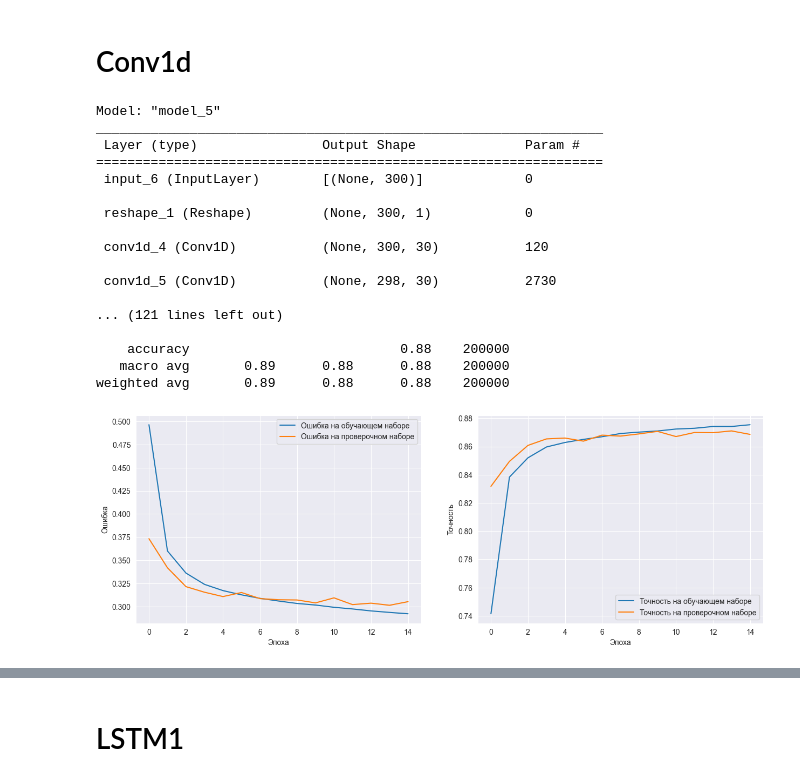
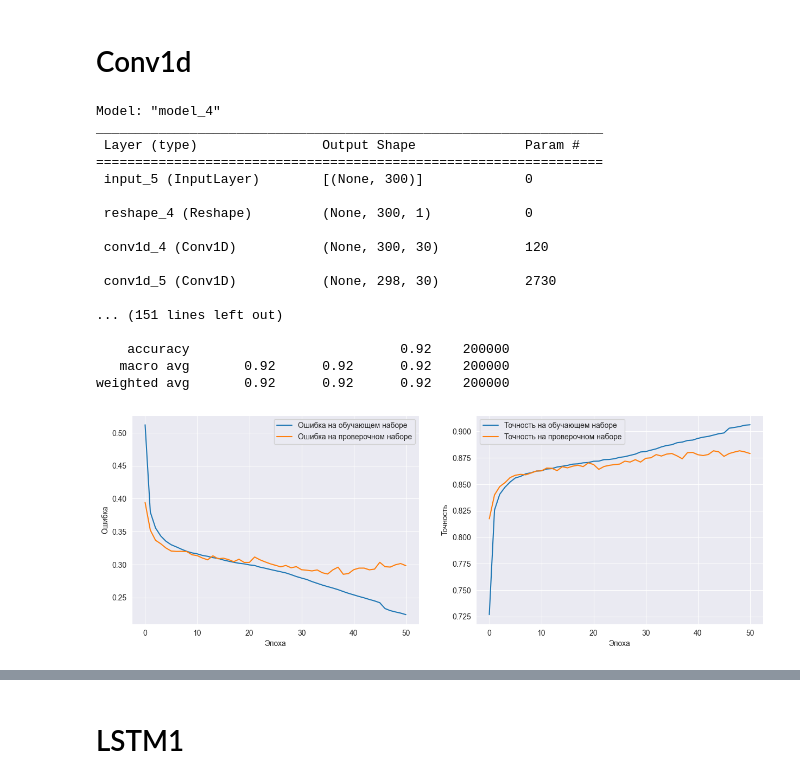
Before and after one commit to aldmitry/signal_processing_with_NN, a Jupyter notebook: Single_signal.ipynb, the cells around one changed output, grey strips where cells are left out. Cells and saved outputs as stored; diff of their text form; code cells hidden in the pictures.

```diff
--- a/Single_signal.ipynb
+++ b/Single_signal.ipynb
@@ -540,8 +618,8 @@ class train_nn:
 # %% [markdown]
 # Simple data
 # %%
-X_train,y_train = nn_data_maker().make_simple_data_signal(1000)
-X_test,y_test = nn_data_maker().make_simple_data_signal(100)
+X_train,y_train = nn_data_maker().make_simple_data_signal(200000)
+X_test,y_test = nn_data_maker().make_simple_data_signal(20000)
 print(X_train.shape)
 print(y_train.shape)
 print(X_test.shape)
@@ -554,17 +632,17 @@ print(y_test.shape)
 # %%
 def dense1():
     input1 = Input(X_train.shape[1])
+    l = Dense(256, activation="relu")(input1)
+    l = Dropout(0.25)(l)
     l = Dense(128, activation="relu")(input1)
-    l = Dropout(0.25)(l)
-    l = Dense(64, activation="relu")(input1)
     l = Dropout(0.25)(l)
     #l = BatchNormalization()(l)
     l = Dense(2, activation = 'softmax')(l)
     model = Model(input1, l)
     return model
 
-trainer = train_nn(dense1() , optimizer = Adam(learning_rate = 1e-4))
-trainer.fit(X_train,  y_train, X_test, y_test, batch_size = 64)
+trainer = train_nn(dense1() , optimizer = Adam(learning_rate = 1e-3))
+trainer.fit(X_train,  y_train, X_test, y_test, batch_size = 64, epochs=300)
 trainer.plot_history()
 trainer.print_stat_report()
 # %% [output]
@@ -589,7 +667,7 @@ weighted avg       0.65      0.65      0.65    150000
 # %% [markdown]
 # Conv1d
 # %%
-def model_conv1d():
+def model_conv1d_best1():
     input = Input(X_train.shape[1])
     x = Reshape((X_train.shape[1],1))(input)
 
@@ -603,40 +681,66 @@ def model_conv1d():
     # Рекуррентный слой LSTM
     x = LSTM(64, return_sequences=True)(x)
 
     x = Dropout(0.2)(x)
     #x = BatchNormalization()(x)
     x = Flatten()(x)
     x = Dense(400, activation='relu')(x)
     x = Dropout(0.2)(x)
     x = Dense(200, activation='relu')(x)
     x = Dropout(0.2)(x)
     x = Dense(2, activation='softmax')(x)
     model = Model(input,x)
 
-    model.summary()
+    #model.summary()
     return model
 
+def model_conv1d():
+    input = Input(X_train.shape[1])
+    x = Reshape((X_train.shape[1],1))(input)
+
+    # Два слоя одномерной свертки Conv1D
+    x = Conv1D(30, 3, activation='relu', padding='same')(x)
+    x = Conv1D(30, 3, activation='relu')(x)
+    x = MaxPooling1D(2)(x)
+    x = Conv1D(60, 3, activation='relu', padding='same')(x)
+    x = Conv1D(60, 3, activation='relu')(x)
+    x = MaxPooling1D(2)(x)
+    # Рекуррентный слой LSTM
+    x = Bidirectional(LSTM(64, return_sequences=True))(x)
+
+    x = Dropout(0.2)(x)
+    #x = BatchNormalization()(x)
+    x = Flatten()(x)
+    x = Dense(400, activation='relu')(x)
+    x = Dropout(0.2)(x)
+    x = Dense(200, activation='relu')(x)
+    x = Dropout(0.2)(x)
+    x = Dense(2, activation='softmax')(x)
+    model = Model(input,x)
+
+    #model.summary()
+    return model
 
 trainer = train_nn(model_conv1d() , optimizer = Adam(learning_rate = 1e-4))
-trainer.fit(X_train,  y_train, X_test, y_test, batch_size = 64)
+trainer.fit(X_train,  y_train, X_test, y_test, batch_size = 128, epochs=150)
 trainer.plot_history()
 trainer.print_stat_report()
 # %% [output]
-Model: "model_5"
+Model: "model_4"
 _________________________________________________________________
  Layer (type)                Output Shape              Param #
 =================================================================
- input_6 (InputLayer)        [(None, 300)]             0
+ input_5 (InputLayer)        [(None, 300)]             0
 
- reshape_1 (Reshape)         (None, 300, 1)            0
+ reshape_4 (Reshape)         (None, 300, 1)            0
 
  conv1d_4 (Conv1D)           (None, 300, 30)           120
 
  conv1d_5 (Conv1D)           (None, 298, 30)           2730
 
-... (121 lines left out)
+... (151 lines left out)
 
-    accuracy                           0.88    200000
-   macro avg       0.89      0.88      0.88    200000
-weighted avg       0.89      0.88      0.88    200000
+    accuracy                           0.92    200000
+   macro avg       0.92      0.92      0.92    200000
+weighted avg       0.92      0.92      0.92    200000
-[figure, old version]
+[figure, new version]
```
Also changed, not shown: parts of 21 cells of this notebook, 7 other files.
